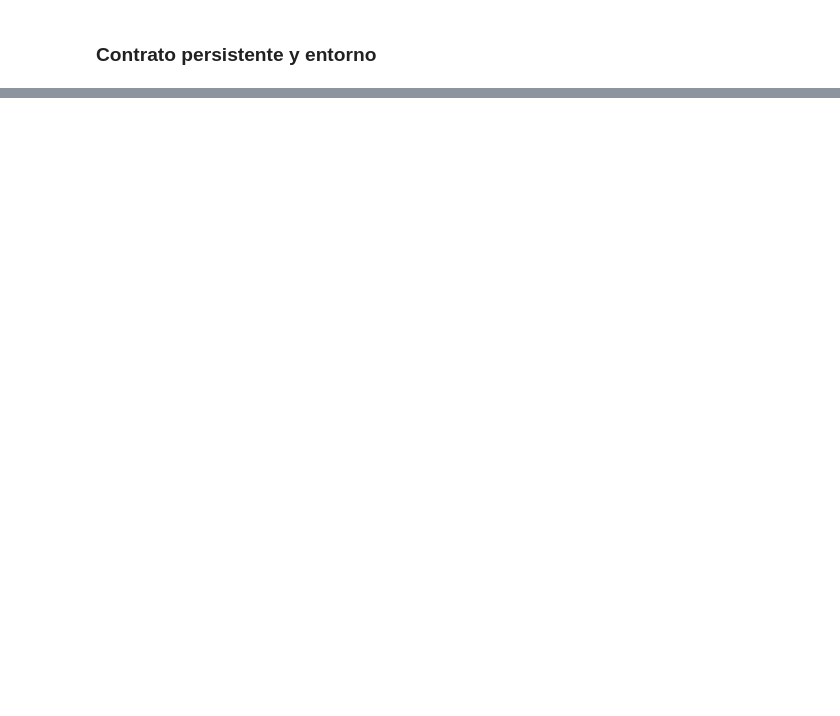
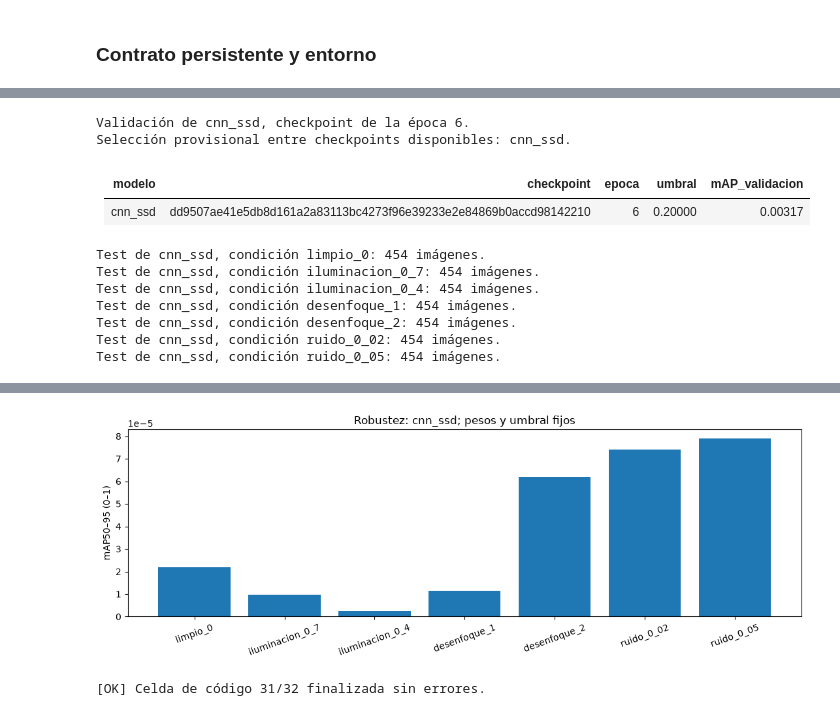
Before and after one commit to Deux258/DeepLearning, a Jupyter notebook: Tarea_2_Parte_3.ipynb, the cells around one changed output, grey strips where cells are left out. Saved outputs shown, nothing was run; the diff lists cells and outputs as text; code cells hidden in the pictures; blank space fills up the shorter version.

Commit message:
DM: Tarea final 2

```diff
--- a/Tarea_2_Parte_3.ipynb
+++ b/Tarea_2_Parte_3.ipynb
@@ -955,7 +980,0 @@ print('[OK] Celda de código 08/25 finalizada sin errores.', flush=True)
-# %%
-DATASET_DIR = asegurar_dataset()
-auditoria, manifiesto, estadisticas = cargar_contrato(DATASET_DIR)
-print('Contrato verificado:', {s: len(ids) for s, ids in manifiesto['partitions'].items()})
-
-# TAREA2_CELL_STATUS
-print('[OK] Celda de código 09/25 finalizada sin errores.', flush=True)
@@ -1723,0 +1736,11 @@ print('[OK] Celda de código 17/25 finalizada sin errores.', flush=True)
+# %%
+candidatos = [nombre for nombre in KINDS
+              if (RAIZ_ESTUDIO / 'modelos' / nombre / 'mejor.pt').is_file()]
+ruta_cierre = RAIZ_ESTUDIO / 'evaluacion/seleccion_cerrada.json'
+if EJECUTAR_ROBUSTEZ and not candidatos:
+    raise FileNotFoundError(
+        f'Faltan los checkpoints entrenados en {RAIZ_ESTUDIO / "modelos"}. '
+        'Copia al menos un mejor.pt con su mejor.sha256 desde el estudio original.')
+
+# TAREA2_CELL_STATUS
+print('[OK] Celda de código 16/32 finalizada sin errores.', flush=True)
@@ -2005,0 +2819,47 @@ Conserva la carpeta completa al retomar en otro runtime. Para cambiar código o
+# %%
+if EJECUTAR_ROBUSTEZ:
+    dispositivo = exigir_dispositivo(DISPOSITIVO_EJECUCION)
+    auditoria, manifiesto, estadisticas = preparar_datos()
+    if ruta_cierre.is_file():
+        cierre = leer_json(ruta_cierre)
+        if cierre['version'] != VERSION_MOTOR:
+            raise ValueError('La selección cerrada pertenece a otra versión del protocolo.')
+        alcance = 'Selección cerrada'
+    else:
+        cierre = seleccionar_provisional(candidatos, auditoria, manifiesto, estadisticas, dispositivo)
+        alcance = 'Selección provisional entre checkpoints disponibles'
+        guardar_json(RAIZ_ESTUDIO / 'robustez_provisional/seleccion.json', cierre)
+    ganador = cierre['ganador_validacion']
+    print(f'{alcance}: {ganador}.', flush=True)
+    display(Markdown(tabla_markdown([dict(modelo=n, **fila) for n, fila in cierre['modelos'].items()])))
+
+    detector, ficha = cargar_checkpoint_parte3(ganador, auditoria, manifiesto, estadisticas, dispositivo)
+    resultados_robustez = ejecutar_robustez_parte3(cierre, auditoria, manifiesto, detector, ficha, dispositivo, ganador)
+    graficar_robustez_parte3(cierre, ganador)
+    del detector
+
+    if cierre.get('alcance') != 'provisional':
+        secundario = lider_secundario_parte3(cierre)
+        if secundario in candidatos and secundario != ganador:
+            print(f'Análisis secundario del líder de test: {secundario}.', flush=True)
+            detector, ficha = cargar_checkpoint_parte3(secundario, auditoria, manifiesto, estadisticas, dispositivo)
+            ejecutar_robustez_parte3(cierre, auditoria, manifiesto, detector, ficha, dispositivo, secundario)
+            graficar_robustez_parte3(cierre, secundario)
+else:
+    print('Robustez desactivada en la configuración.')
+
+# TAREA2_CELL_STATUS
+print('[OK] Celda de código 31/32 finalizada sin errores.', flush=True)
+# %% [output]
+Validación de cnn_ssd, checkpoint de la época 6.
+Selección provisional entre checkpoints disponibles: cnn_ssd.
+| modelo | checkpoint | epoca | umbral | mAP_validacion |
+| --- | --- | --- | --- | --- |
+| cnn_ssd | dd9507ae41e5db8d161a2a83113bc4273f96e39233e2e84869b0accd98142210 | 6 | 0.20000 | 0.00317 |
+Test de cnn_ssd, condición limpio_0: 454 imágenes.
+Test de cnn_ssd, condición iluminacion_0_7: 454 imágenes.
+Test de cnn_ssd, condición iluminacion_0_4: 454 imágenes.
+Test de cnn_ssd, condición desenfoque_1: 454 imágenes.
+Test de cnn_ssd, condición desenfoque_2: 454 imágenes.
+Test de cnn_ssd, condición ruido_0_02: 454 imágenes.
+Test de cnn_ssd, condición ruido_0_05: 454 imágenes.
@@ -2005,0 +2875,2 @@ Conserva la carpeta completa al retomar en otro runtime. Para cambiar código o
+[figure, added]
+[OK] Celda de código 31/32 finalizada sin errores.
```
Also changed, not shown: parts of 65 cells of this notebook, 27 other files.
